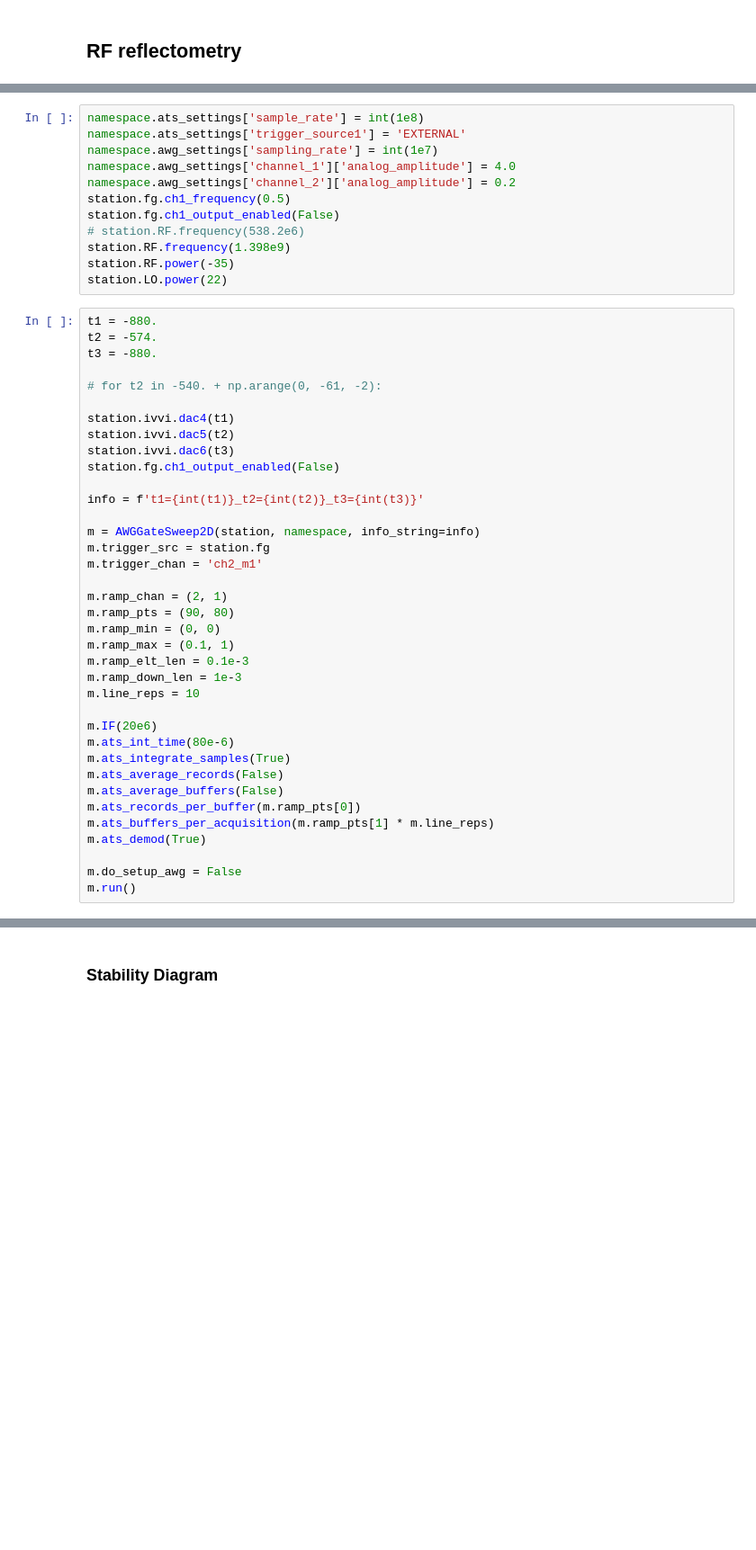
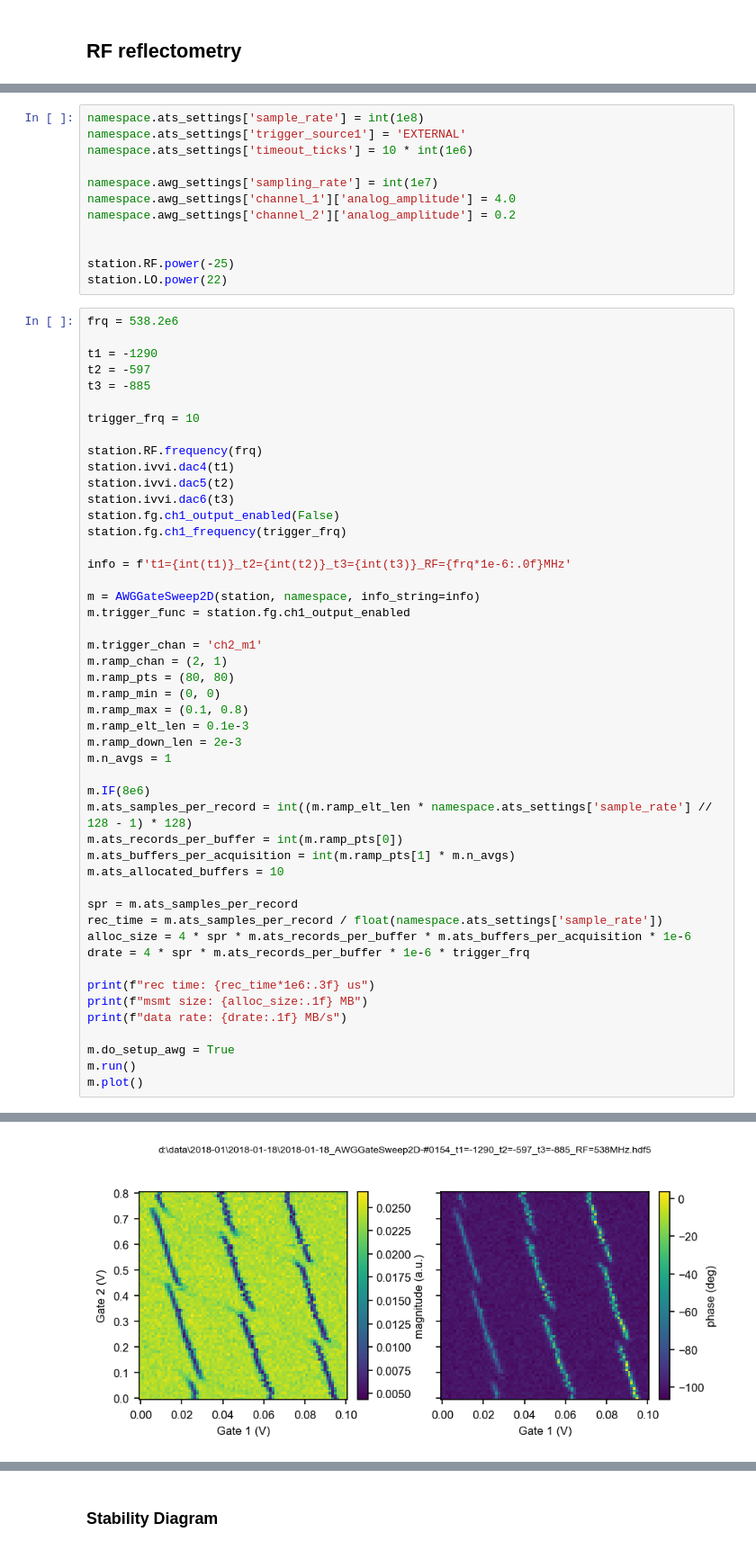
Before and after one commit to StationQDelft/BF1, a Jupyter notebook: Experiments/Cq 024522_1.ipynb, the cells around one changed output, grey strips where cells are left out. Shown at 90% size. Saved outputs shown, nothing was run; the diff lists cells and outputs as text; blank space fills up the shorter version.

Commit message:
latest experiments. now with fast demod.

```diff
--- a/Experiments/Cq 024522_1.ipynb
+++ b/Experiments/Cq 024522_1.ipynb
@@ -86,50 +117,61 @@ class AWGGateSweep2D(AWG2DRamp, AlazarMeasurementExt):
 # %%
 namespace.ats_settings['sample_rate'] = int(1e8)
 namespace.ats_settings['trigger_source1'] = 'EXTERNAL'
+namespace.ats_settings['timeout_ticks'] = 10 * int(1e6)
+
 namespace.awg_settings['sampling_rate'] = int(1e7)
 namespace.awg_settings['channel_1']['analog_amplitude'] = 4.0
 namespace.awg_settings['channel_2']['analog_amplitude'] = 0.2
-station.fg.ch1_frequency(0.5)
-station.fg.ch1_output_enabled(False)
-# station.RF.frequency(538.2e6)
-station.RF.frequency(1.398e9)
-station.RF.power(-35)
+
+
+station.RF.power(-25)
 station.LO.power(22)
 # %%
-t1 = -880.
-t2 = -574.
-t3 = -880.
+frq = 538.2e6
 
-# for t2 in -540. + np.arange(0, -61, -2):
+t1 = -1290
+t2 = -597
+t3 = -885
 
+trigger_frq = 10
+
+station.RF.frequency(frq)
 station.ivvi.dac4(t1)
 station.ivvi.dac5(t2)
 station.ivvi.dac6(t3)
 station.fg.ch1_output_enabled(False)
+station.fg.ch1_frequency(trigger_frq)
 
-info = f't1={int(t1)}_t2={int(t2)}_t3={int(t3)}'
+info = f't1={int(t1)}_t2={int(t2)}_t3={int(t3)}_RF={frq*1e-6:.0f}MHz'
 
 m = AWGGateSweep2D(station, namespace, info_string=info)
-m.trigger_src = station.fg
+m.trigger_func = station.fg.ch1_output_enabled
+
 m.trigger_chan = 'ch2_m1'
+m.ramp_chan = (2, 1)
+m.ramp_pts = (80, 80)
+m.ramp_min = (0, 0)
+m.ramp_max = (0.1, 0.8)
+m.ramp_elt_len = 0.1e-3
+m.ramp_down_len = 2e-3
+m.n_avgs = 1
 
-m.ramp_chan = (2, 1)
-m.ramp_pts = (90, 80)
-m.ramp_min = (0, 0)
-m.ramp_max = (0.1, 1)
-m.ramp_elt_len = 0.1e-3
-m.ramp_down_len = 1e-3
-m.line_reps = 10
+m.IF(8e6)
+m.ats_samples_per_record = int((m.ramp_elt_len * namespace.ats_settings['sample_rate'] // 128 - 1) * 128)
+m.ats_records_per_buffer = int(m.ramp_pts[0])
+m.ats_buffers_per_acquisition = int(m.ramp_pts[1] * m.n_avgs)
+m.ats_allocated_buffers = 10
 
-m.IF(20e6)
-m.ats_int_time(80e-6)
-m.ats_integrate_samples(True)
-m.ats_average_records(False)
-m.ats_average_buffers(False)
-m.ats_records_per_buffer(m.ramp_pts[0])
-m.ats_buffers_per_acquisition(m.ramp_pts[1] * m.line_reps)
-m.ats_demod(True)
+spr = m.ats_samples_per_record
+rec_time = m.ats_samples_per_record / float(namespace.ats_settings['sample_rate'])
+alloc_size = 4 * spr * m.ats_records_per_buffer * m.ats_buffers_per_acquisition * 1e-6
+drate = 4 * spr * m.ats_records_per_buffer * 1e-6 * trigger_frq
 
-m.do_setup_awg = False
+print(f"rec time: {rec_time*1e6:.3f} us")
+print(f"msmt size: {alloc_size:.1f} MB")
+print(f"data rate: {drate:.1f} MB/s")
+
+m.do_setup_awg = True
 m.run()
+m.plot()
 # %% [output]
@@ -140,0 +185 @@ delay is less than recommended for filter choice: (expect delay >= 1e-06)
+[figure, added]
```
Also changed, not shown: parts of 12 cells of this notebook, 3 other files.
